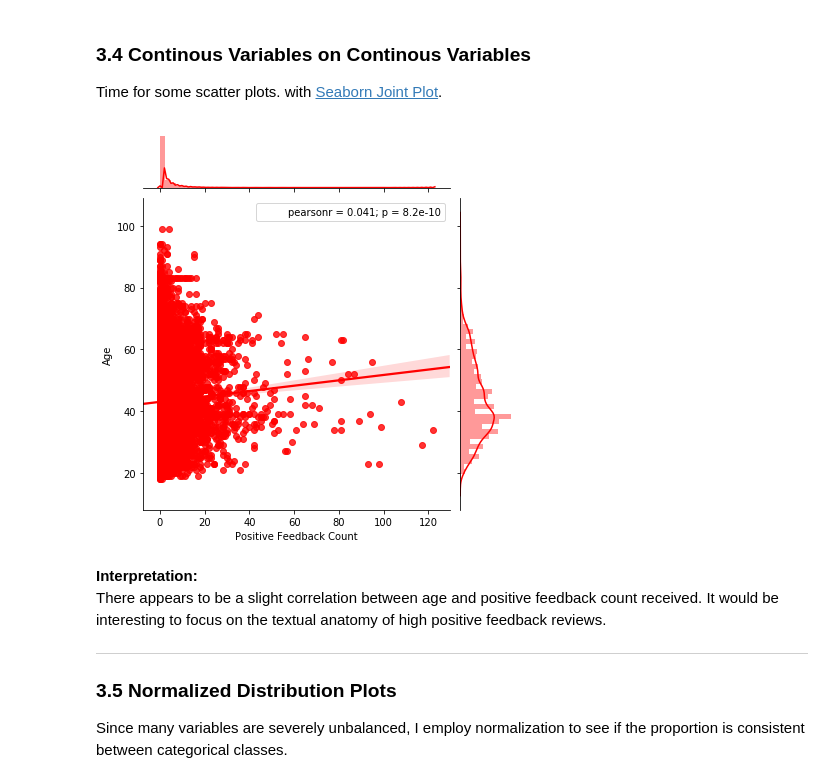
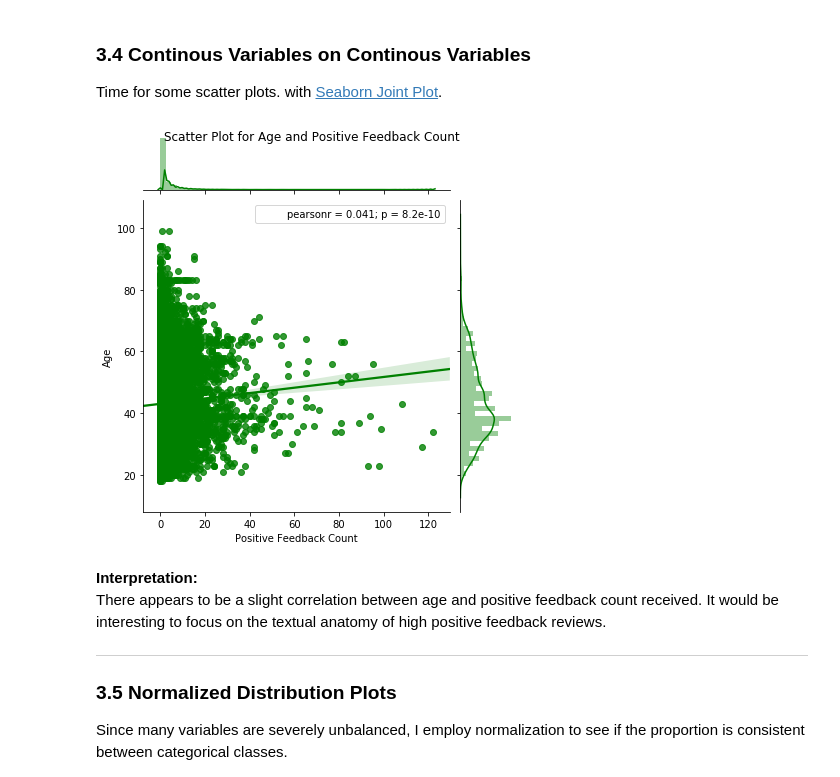
Before and after one commit to Vinodkumarcvk07/Natural-Language-Processing, a Jupyter notebook: Women’s Clothing E-Commerce Reviews.ipynb, the cells around one changed output. Cells and saved outputs as stored; diff of their text form; code cells hidden in the pictures.

```diff
--- a/Women’s Clothing E-Commerce Reviews.ipynb
+++ b/Women’s Clothing E-Commerce Reviews.ipynb
@@ -559,10 +536,11 @@ plt.show()
 
 Time for some scatter plots. with [Seaborn Joint Plot](https://tryolabs.com/blog/2017/03/16/pandas-seaborn-a-guide-to-handle-visualize-data-elegantly/).
 # %%
-sns.jointplot(x= df["Positive Feedback Count"], y=df["Age"], kind='reg', color='r')
+g = sns.jointplot(x= df["Positive Feedback Count"], y=df["Age"], kind='reg', color='g')
+g.fig.suptitle("Scatter Plot for Age and Positive Feedback Count")
 plt.show()
 # %% [output]
-[figure, old version]
+[figure, new version]
 # %% [markdown]
 **Interpretation:** <br>
 There appears to be a slight correlation between age and positive feedback count received. It would be interesting to focus on the textual anatomy of high positive feedback reviews.
```
Also changed, not shown: parts of 37 cells of this notebook, 1 other file.
